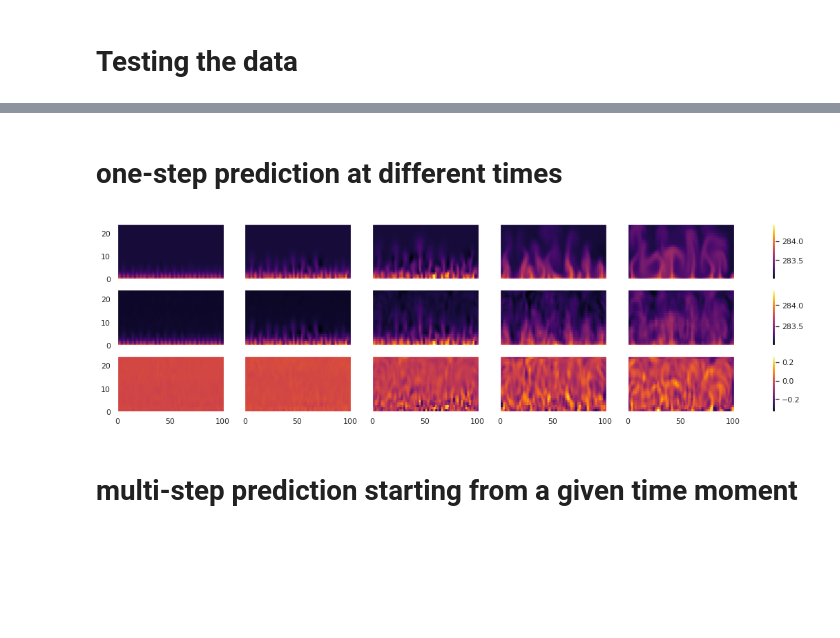
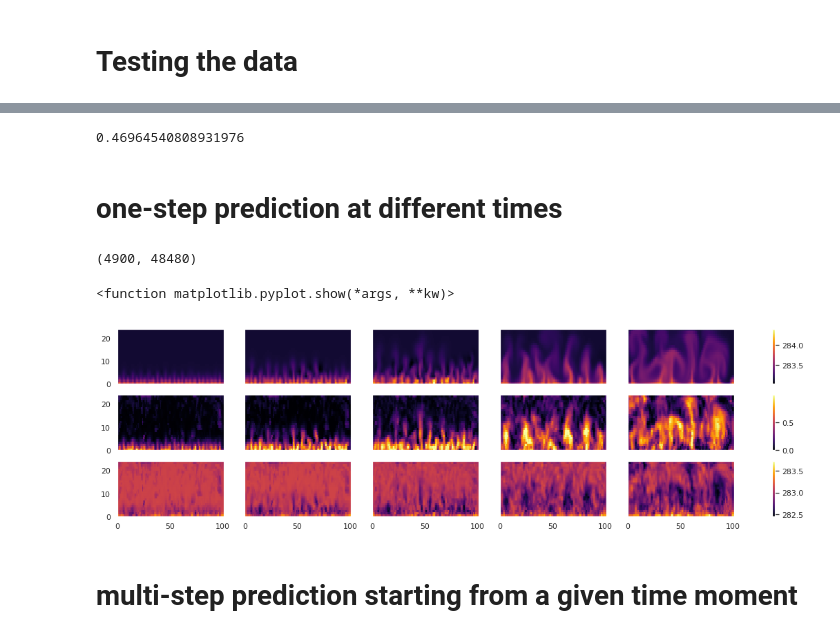
Before and after one commit to jon-dong/reservoir-computing-python, a Jupyter notebook: convection.ipynb, the cells around one changed output, grey strips where cells are left out. Saved outputs shown, nothing was run; the diff lists cells and outputs as text; code cells hidden in the pictures; blank space fills up the shorter version.

```diff
--- a/convection.ipynb
+++ b/convection.ipynb
@@ -20,9 +20,9 @@ seaborn.set()
 
 import pickle
 
-# TODO: check if no boundery changes performance
+# TODO: check if the boundery changes the performance
 
-def load_input(path, sequence_length=None, n_repeat=1, derivative_order=0, normalize=True):
+def load_input(path, sequence_length=None, n_repeat=1, derivative_order=0, reshape_1D=True):
     T = np.load(path)[1:-1, :, :] # skipping the boundary layers
 
     if sequence_length is not None:
@@ -38,9 +38,12 @@ def load_input(path, sequence_length=None, n_repeat=1, derivative_order=0, norma
         for i in range(derivative_order):
                 T = np.gradient(T, axis= (0, 1))
         T = T[0][0] + T[-1][-1] # get rid of mixed derivatives
-    if normalize:
+    if reshape_1D:
         x_dim, y_dim, sequence_length = T.shape
         T = np.transpose(T.reshape((x_dim*y_dim, sequence_length))).reshape((1, sequence_length, x_dim*y_dim))
+#         T_min = np.amin(T)
+#         T_max = np.amax(T)
+#         T = (T - (T_min + T_max)/2)/((T_max - T_min)/2)
     if n_repeat>1:
         T = np.tile(T, (n_repeat, 1, 1))
     return T
@@ -115,2 +194,13 @@ np.save('prediction_n_res_5000_n_pred_100_dT_10_corrected_temperature', pred_out
+# %%
+if b.output_standardize:
+    preprocessing.scale(pred_output, axis=0, copy=False)
+if b.scale_output_MinMax:
+    scaler = preprocessing.MinMaxScaler(feature_range=b.scale_output_MinMax, copy=False)
+    scaler.fit(pred_output)
+    scaler.transform((pred_output))
+# %%
+b.score_metric(pred_output, true_output)
+# %% [output]
+0.46964540808931976
 # %% [markdown]
 # one-step prediction at different times
@@ -117,46 +211,48 @@ np.save('prediction_n_res_5000_n_pred_100_dT_10_corrected_temperature', pred_out
+# %%
+true_output.shape
+# %% [output]
+(4900, 48480)
 # %%
 # # modifying back the datasets into their initial form
-# T_max = np.amax(raw_test_data)
-# T_min = np.amin(raw_test_data)
-# x_dim, y_dim, sequence_length = raw_test_data.shape
-# pred_output_ = pred_output.reshape(
-#     sequence_length-b.forget, b.pred_horizon, x_dim, y_dim)*((T_max - T_min)/2) + (T_max + T_min)/2
-# test_data_ = test_data[0, b.forget:].reshape(
-#     sequence_length-b.forget, x_dim, y_dim)*((T_max - T_min)/2) + (T_max + T_min)/2
+pred_output_ = pred_output.reshape(
+    sequence_length-b.forget, b.pred_horizon, y_dim, x_dim)
+true_output_ = true_output[:, b.forget:, :].reshape(
+    sequence_length-b.forget, y_dim, x_dim)
 
 times = [415, 2*415, 3*415, 4*415, 5*415]
-T_test_max = np.amax([test_data_[j+1, :, :] for j in times])
-T_test_min = np.amin([test_data_[j+1, :, :] for j in times])
+T_true_max = np.amax([true_output_[j+1, :, :] for j in times])
+T_true_min = np.amin([true_output_[j+1, :, :] for j in times])
 T_pred_max = np.amax([pred_output_[j, 0, :, :] for j in times])
 T_pred_min = np.amin([pred_output_[j, 0, :, :] for j in times])
-T_diff_max = np.amax([test_data_[j+1, :, :] - pred_output_[j, 0, :, :] for j in times])
-T_diff_min = np.amin([test_data_[j+1, :, :] - pred_output_[j, 0, :, :] for j in times])
+T_diff_max = np.amax([true_output_[j+1, :, :] - pred_output_[j, 0, :, :] for j in times])
+T_diff_min = np.amin([true_output_[j+1, :, :] - pred_output_[j, 0, :, :] for j in times])
 
 n_fig = 5
 fig, axs = plt.subplots(3, n_fig, sharey=True, sharex=True, figsize=(20,5))
 
 for i in range(n_fig):
     t = times[i]
-    im0 = axs[0, i].pcolormesh(test_data_[t+1, :, :], cmap='inferno', vmin=T_test_min, vmax=T_test_max)
+    im0 = axs[0, i].pcolormesh(true_output_[t+1, :, :], cmap='inferno', vmin=T_true_min, vmax=T_true_max)
 #     plt.ylabel('x')
 #     plt.xlabel('y')
 
     im1 = axs[1, i].pcolormesh(pred_output_[t, 0, :, :], cmap='inferno', vmin=T_pred_min, vmax=T_pred_max)
 #     plt.ylabel('x')
 #     plt.xlabel('y')
 
     im2 = axs[2, i].pcolormesh(
-        test_data_[t+1, :, :] - pred_output_[t, 0, :, :], cmap='inferno', vmin=T_diff_min, vmax=T_diff_max)
+        true_output_[t+1, :, :] - pred_output_[t, 0, :, :], cmap='inferno', vmin=T_diff_min, vmax=T_diff_max)
 #     plt.ylabel('x')
 #     plt.xlabel('y')
 
 fig.colorbar(im0, ax=axs[0, :].ravel().tolist(), shrink=1)
 fig.colorbar(im1, ax=axs[1, :].ravel().tolist(), shrink=1)
 fig.colorbar(im2, ax=axs[2, :].ravel().tolist(), shrink=1)
 plt.show
-plt.savefig('one-step_prediction_at_different_times.png', bbox_inches='tight', dpi=600)
+# plt.savefig('one-step_prediction_at_different_times.png', bbox_inches='tight', dpi=600)
 # %% [output]
+<function matplotlib.pyplot.show(*args, **kw)>
-[figure, old version]
+[figure, new version]
 # %% [markdown]
 # multi-step prediction starting from a given time moment
 # %%
```
Also changed, not shown: parts of 8 cells of this notebook, 4 other files.
